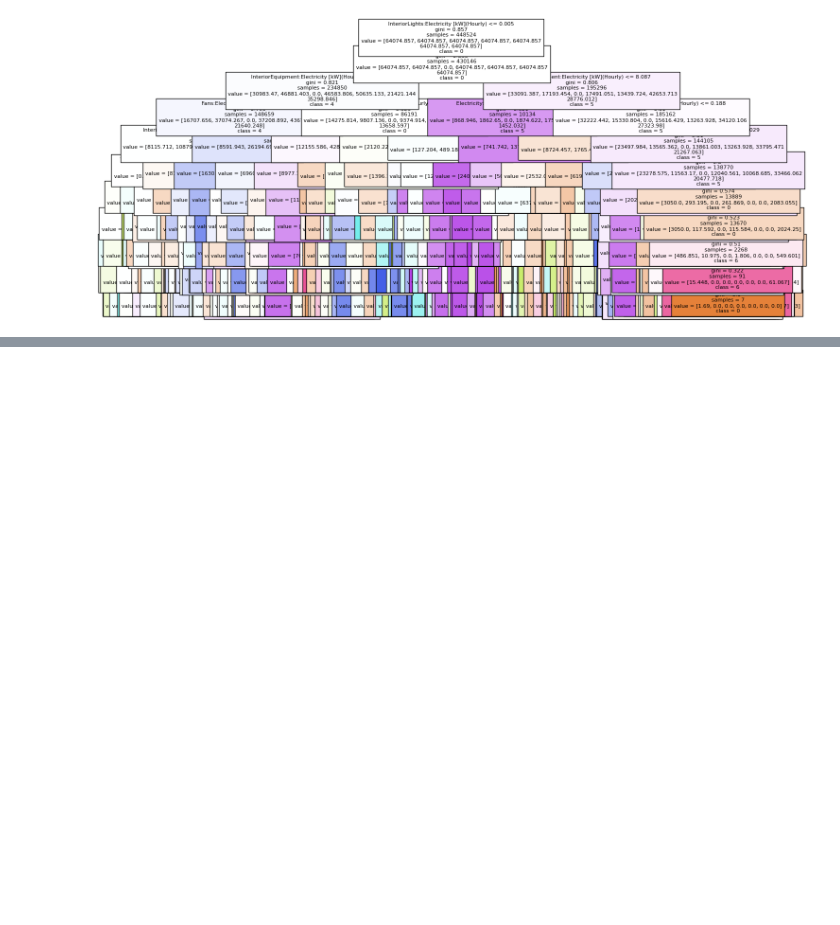
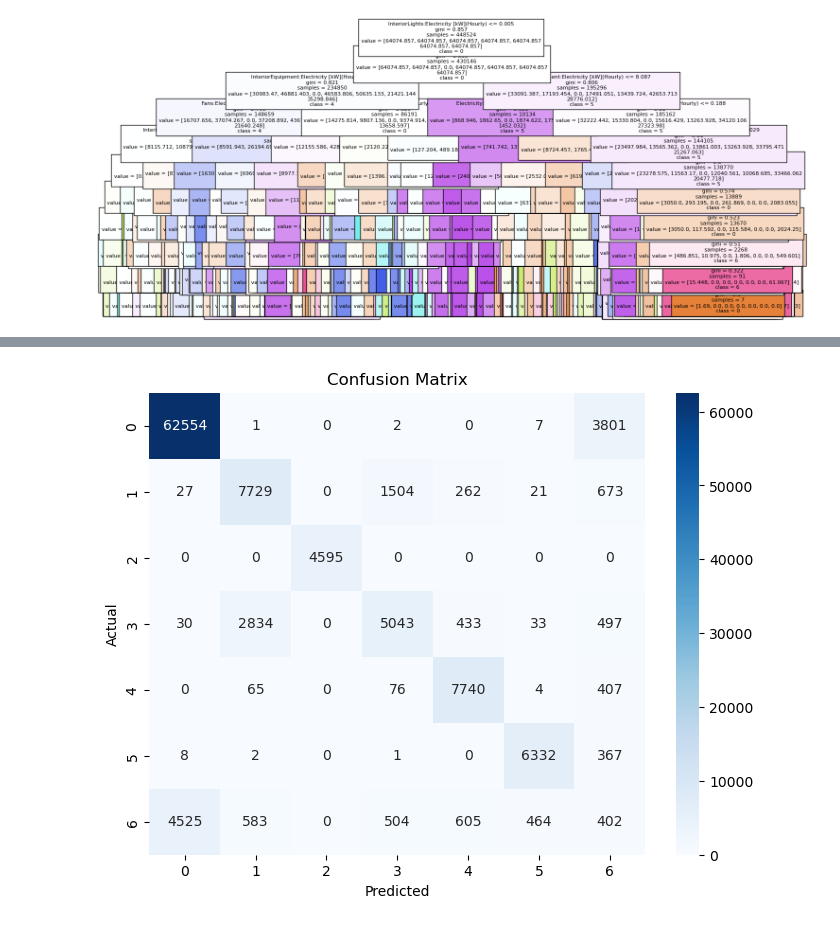
Before and after one commit to Anmol-G-K/Smart-Grid-Electricity-Theft-Detection, a Jupyter notebook: main.ipynb, the cells around one changed output, grey strips where cells are left out. Saved outputs shown, nothing was run; the diff lists cells and outputs as text; code cells hidden in the pictures; blank space fills up the shorter version.

```diff
--- a/main.ipynb
+++ b/main.ipynb
@@ -110,3 +110,70 @@ weighted avg       0.69      0.68      0.68    112131
 [figure]
 # %%
 # I did not do anyththing hehehe
+# %%
+import pandas as pd
+import numpy as np
+import seaborn as sns
+import matplotlib.pyplot as plt
+from sklearn.model_selection import train_test_split
+from sklearn.preprocessing import MinMaxScaler, LabelEncoder
+from sklearn.ensemble import RandomForestClassifier
+from sklearn.metrics import accuracy_score, classification_report, confusion_matrix, f1_score, cohen_kappa_score, roc_auc_score
+
+# Load the dataset
+dataset_url = "df.csv"  # Replace with actual download path
+df = pd.read_csv(dataset_url)
+
+# Encode categorical target variable
+label_enc = LabelEncoder()
+df["theft"] = label_enc.fit_transform(df["theft"])
+
+# Select numerical features and target variable
+features = [
+    "Electricity:Facility [kW](Hourly)", "Fans:Electricity [kW](Hourly)",
+    "Cooling:Electricity [kW](Hourly)", "Heating:Electricity [kW](Hourly)",
+    "InteriorLights:Electricity [kW](Hourly)", "InteriorEquipment:Electricity [kW](Hourly)",
+    "Gas:Facility [kW](Hourly)", "Heating:Gas [kW](Hourly)",
+    "InteriorEquipment:Gas [kW](Hourly)", "Water Heater:WaterSystems:Gas [kW](Hourly)"
+]
+X = df[features]
+y = df["theft"]  # Correct column name
+
+
+# Normalize feature values
+scaler = MinMaxScaler()
+X_scaled = scaler.fit_transform(X)
+
+# Split data into training and testing sets (stratified sampling)
+X_train, X_test, y_train, y_test = train_test_split(X_scaled, y, test_size=0.2, stratify=y, random_state=42)
+
+# Train Random Forest Classifier
+rf_model = RandomForestClassifier(n_estimators=100, class_weight="balanced", random_state=42)
+rf_model.fit(X_train, y_train)
+
+# Make predictions
+y_pred = rf_model.predict(X_test)
+y_pred_proba = rf_model.predict_proba(X_test)[:, 1]
+
+# Evaluate Model
+accuracy = accuracy_score(y_test, y_pred)
+f1_macro = f1_score(y_test, y_pred, average="macro")
+kappa = cohen_kappa_score(y_test, y_pred)
+auc_score = roc_auc_score(y_test, rf_model.predict_proba(X_test), multi_class="ovr")
+
+print(f"Accuracy: {accuracy:.4f}")
+print(f"Macro F1 Score: {f1_macro:.4f}")
+print(f"Cohen's Kappa Score: {kappa:.4f}")
+print(f"AUC Score: {auc_score:.4f}")
+
+# Classification report
+print("\nClassification Report:\n", classification_report(y_test, y_pred))
+
+# Confusion Matrix
+plt.figure(figsize=(8, 6))
+sns.heatmap(confusion_matrix(y_test, y_pred), annot=True, fmt="d", cmap="Blues")
+plt.xlabel("Predicted")
+plt.ylabel("Actual")
+plt.title("Confusion Matrix")
+plt.show()
+# %% [output]
@@ -112,0 +199 @@ weighted avg       0.69      0.68      0.68    112131
+[figure, added]
```
Also changed, not shown: parts of 2 cells of this notebook.
